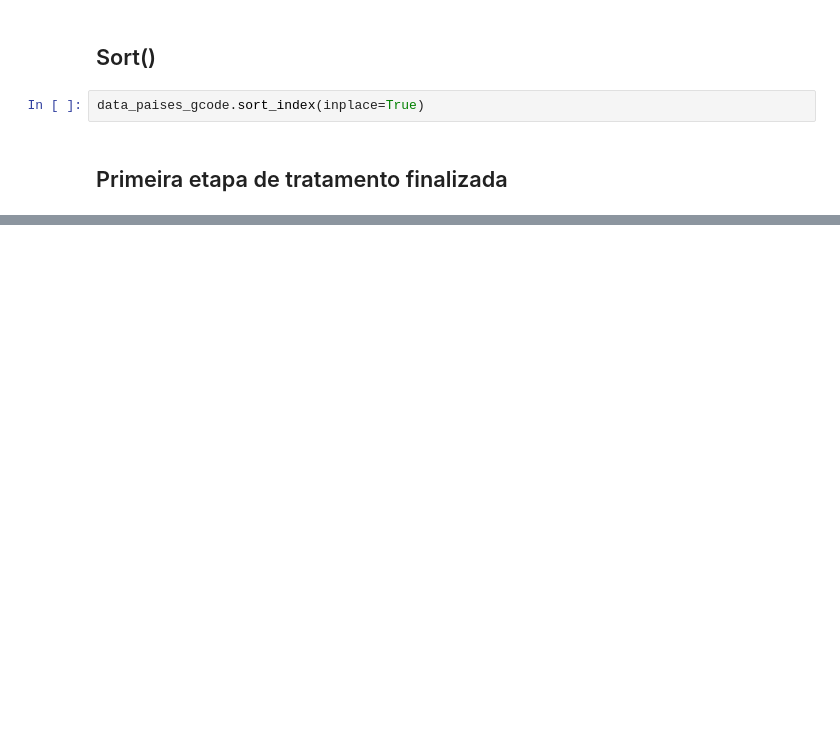
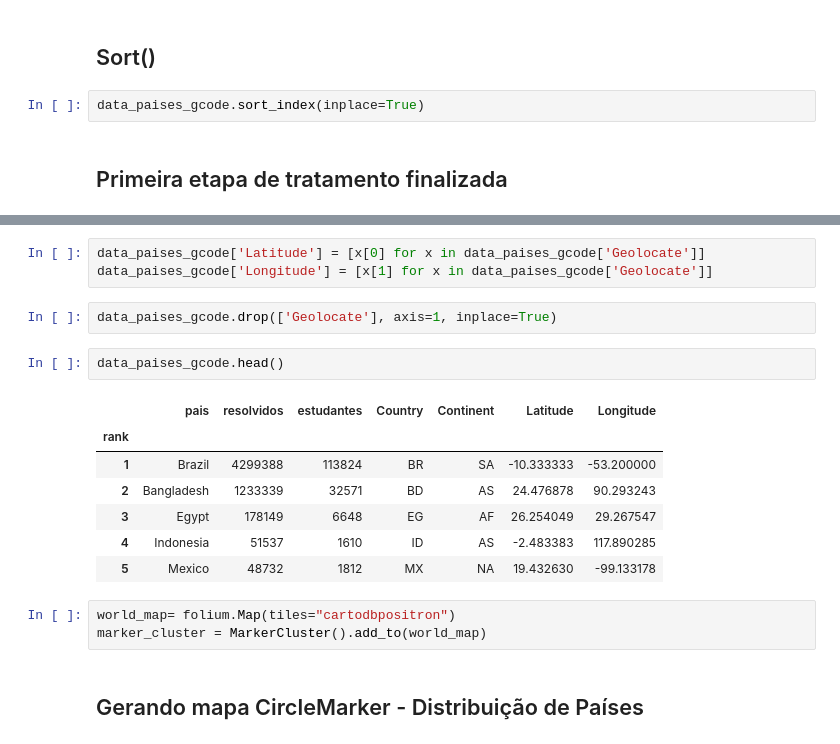
Before and after one commit to drbuche/Scrapy_uri, a Jupyter notebook: jupyter/limpar_paises.ipynb, the cells around one changed output, grey strips where cells are left out. Saved outputs shown, nothing was run; the diff lists cells and outputs as text; blank space fills up the shorter version.

Commit message:
Add - Heatmap países.

```diff
--- a/jupyter/limpar_paises.ipynb
+++ b/jupyter/limpar_paises.ipynb
@@ -346,0 +401,20 @@ pois as siglas coletadas no site podem conter erro.**
+# %%
+data_paises_gcode['Latitude'] = [x[0] for x in data_paises_gcode['Geolocate']]
+data_paises_gcode['Longitude'] = [x[1] for x in data_paises_gcode['Geolocate']]
+# %%
+data_paises_gcode.drop(['Geolocate'], axis=1, inplace=True)
+# %%
+data_paises_gcode.head()
+# %% [output]
+|  | pais | resolvidos | estudantes | Country | Continent | Latitude | Longitude |
+| rank |  |  |  |  |  |  |  |
+| 1 | Brazil | 4299388 | 113824 | BR | SA | -10.333333 | -53.200000 |
+| 2 | Bangladesh | 1233339 | 32571 | BD | AS | 24.476878 | 90.293243 |
+| 3 | Egypt | 178149 | 6648 | EG | AF | 26.254049 | 29.267547 |
+| 4 | Indonesia | 51537 | 1610 | ID | AS | -2.483383 | 117.890285 |
+| 5 | Mexico | 48732 | 1812 | MX | NA | 19.432630 | -99.133178 |
+# %%
+world_map= folium.Map(tiles="cartodbpositron")
+marker_cluster = MarkerCluster().add_to(world_map)
+# %% [markdown]
+## Gerando mapa CircleMarker - Distribuição de Países
```
Also changed, not shown: parts of 28 cells of this notebook.
